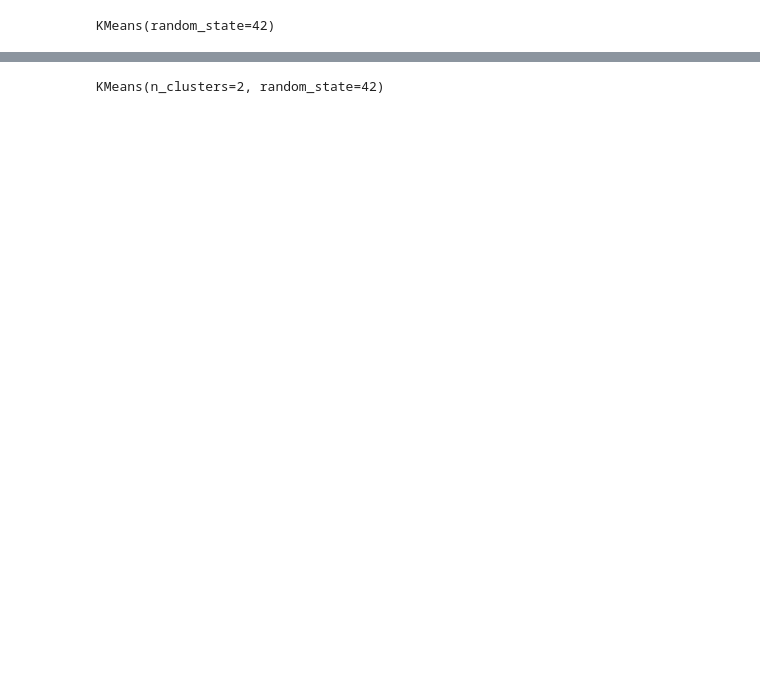
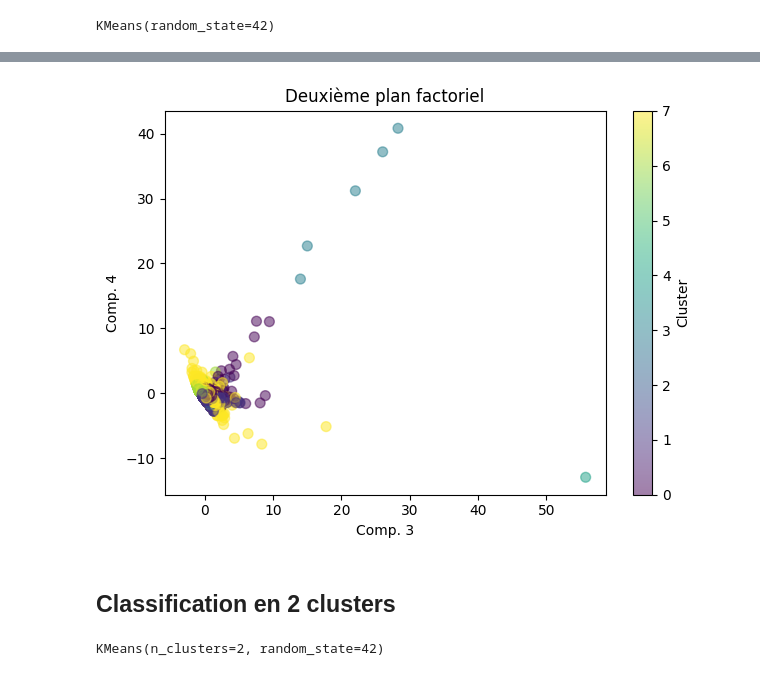
Before and after one commit to laurepg/IF19_project, a Jupyter notebook: kmeans.ipynb, the cells around one changed output, grey strips where cells are left out. Saved outputs shown, nothing was run; the diff lists cells and outputs as text; code cells hidden in the pictures; blank space fills up the shorter version.

```diff
--- a/kmeans.ipynb
+++ b/kmeans.ipynb
@@ -72 +67,14 @@ plt.show()
+# %%
+plt.scatter(coord[:, 2], coord[:, 3], c=labels, cmap='viridis', s=50, alpha=0.5)
+plt.title('Deuxième plan factoriel')
+plt.xlabel('Comp. 3')
+plt.ylabel('Comp. 4')
+plt.colorbar(label='Cluster')
+
+plt.tight_layout()
+plt.show()
+# %% [output]
+[figure, added]
+# %% [markdown]
+## Classification en 2 clusters
 # %%
```
Also changed, not shown: parts of 15 cells of this notebook, 4 other files.
